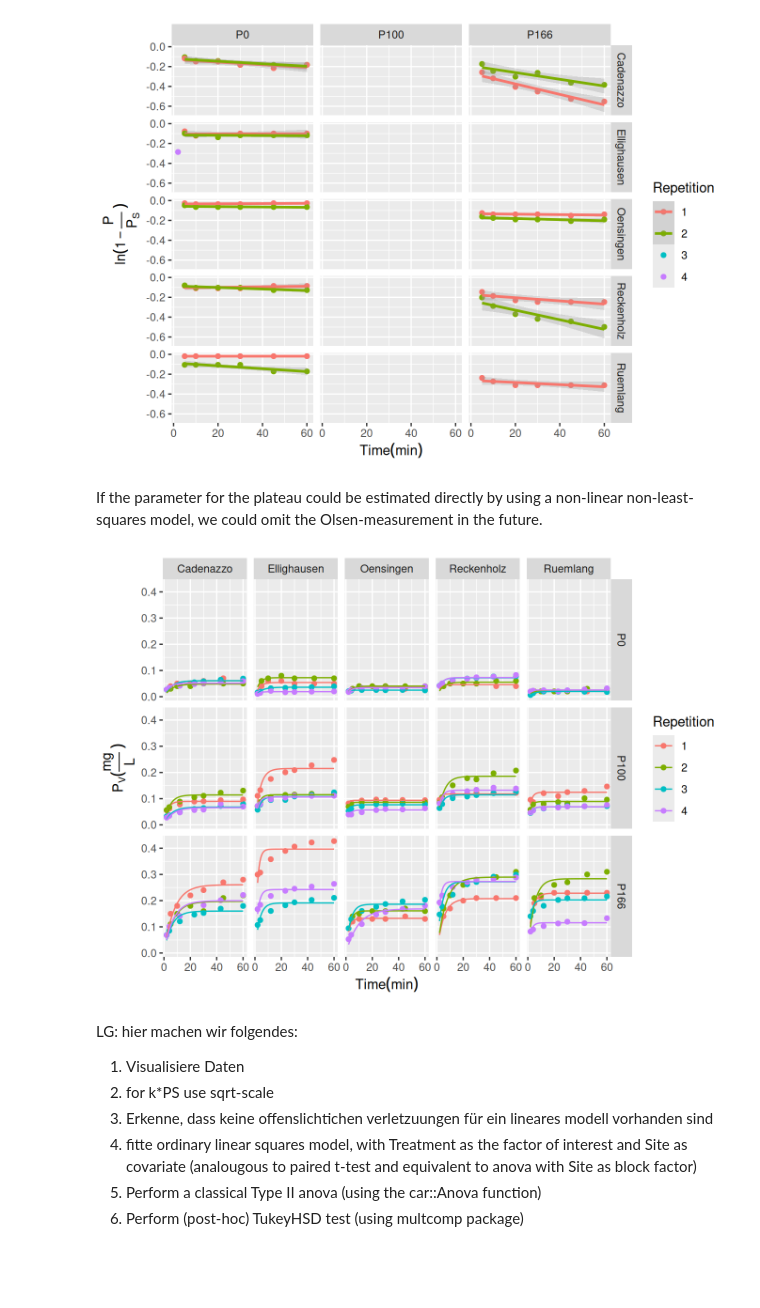
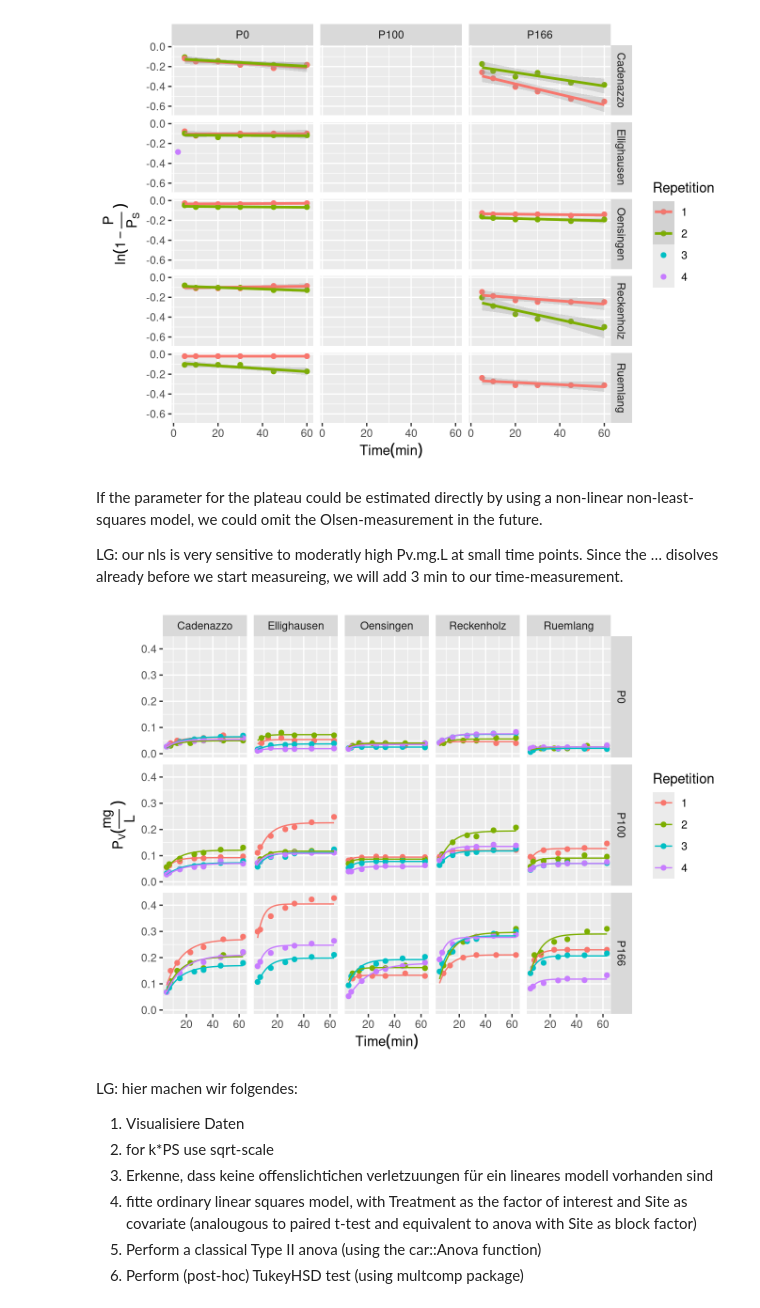
Before and after one commit to Andrapodon/Master-Thesis-P-kinetics, a Jupyter notebook: notebooks/pretest.out.ipynb, the cells around one changed output. Cells and saved outputs as stored; diff of their text form; code cells hidden in the pictures; blank space fills up the shorter version.

```diff
--- a/notebooks/pretest.out.ipynb
+++ b/notebooks/pretest.out.ipynb
@@ -108,38 +108,40 @@ Residual standard error: 0.02119011 on 68 degrees of freedom
 [figure]
 # %% [markdown]
 If the parameter for the plateau could be estimated directly by using a non-linear non-least-squares model, we could omit the Olsen-measurement in the future.
+
+LG: our nls is very sensitive to moderatly high Pv.mg.L at small time points. Since the … disolves already before we start measureing, we will add 3 min to our time-measurement.
 # %%
 
-Res <- nlsList(Pv.mg.L. ~ PS * (1 - exp(-k * t.min.)) | uid, d[, c("Pv.mg.L.", "uid", "t.min.")],  start=list(PS=0.1,k=0.2))
+Res <- nlsList(Pv.mg.L. ~ PS * (1 - exp(-k * (t.dt))) | uid, d[, c("Pv.mg.L.", "uid", "t.dt")],  start=list(PS=0.1,k=0.2))
 # summary(Res)
 # d$nls_pred <- predict(Res)
 
 # Extract coefficients from the nlsList results
 nls_coefs <- coef(Res)
 nls_coefs$uid <- rownames(nls_coefs)
 
 # Merge coefficients back to the main dataset
 d_plot <- merge(d, nls_coefs, by = "uid")
 
 # Most straightforward approach - create curves manually
-time_seq <- seq(min(d$t.min., na.rm = TRUE), max(d$t.min., na.rm = TRUE), length.out = 100)
+time_seq <- seq(min(d$t.dt, na.rm = TRUE), max(d$t.dt, na.rm = TRUE), length.out = 100)
 
 # Create prediction data
 pred_data <- d_plot %>%
   select(uid, Site, Treatment, Repetition, PS, k) %>%
   distinct() %>%
-  crossing(t.min. = time_seq) %>%
-  mutate(pred_Pv = PS * (1 - exp(-k * t.min.)))
+  crossing(t.dt = time_seq) %>%
+  mutate(pred_Pv = PS * (1 - exp(-k * (t.dt))))
 
 # Final plot
 p1 <- ggplot() +
-  geom_point(data = d_plot, aes(y = Pv.mg.L., x = t.min., col = Repetition)) +
-  geom_line(data = pred_data, aes(x = t.min., y = pred_Pv, col = Repetition), size = 0.5) +
+  geom_point(data = d_plot, aes(y = Pv.mg.L., x = t.dt, col = Repetition)) +
+  geom_line(data = pred_data, aes(x = t.dt, y = pred_Pv, col = Repetition), size = 0.5) +
   facet_grid(Treatment ~ Site) +
   labs(x = TeX("$Time (min)$"),
        y = TeX("$P_{V}(\\frac{mg}{L})$")); suppressWarnings(print(p1))
 # %% [output]
-[figure, old version]
+[figure, new version]
 # %% [markdown]
 LG: hier machen wir folgendes:
 
```
Also changed, not shown: parts of 5 cells of this notebook, 34 other files.
